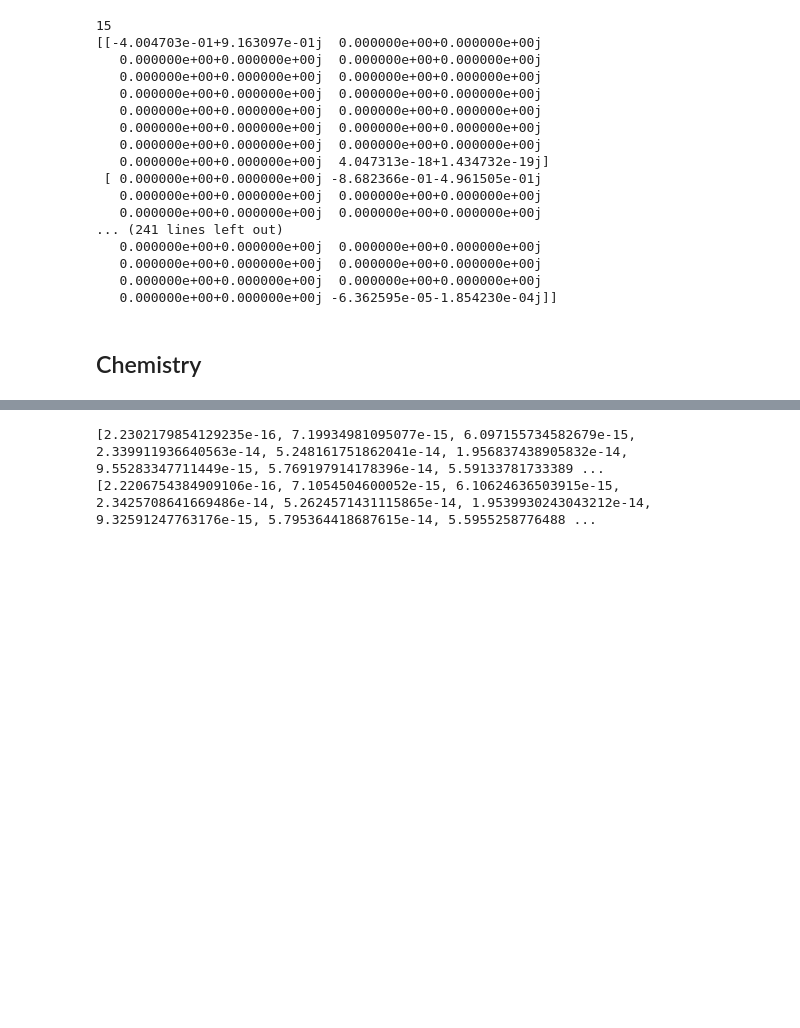
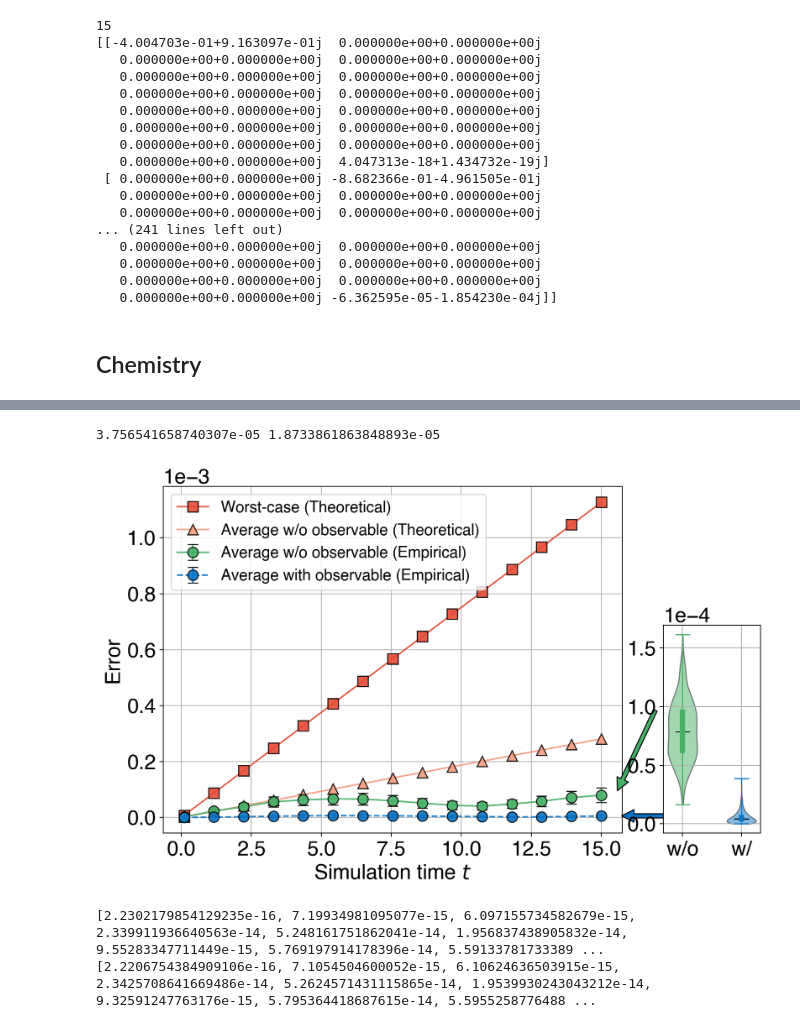
Before and after one commit to Jue-Xu/cookbook-quantum-simulation, a Jupyter notebook: random_input.ipynb, the cells around one changed output, grey strips where cells are left out. Saved outputs shown, nothing was run; the diff lists cells and outputs as text; code cells hidden in the pictures; blank space fills up the shorter version.

Commit message:
update violin

```diff
--- a/random_input.ipynb
+++ b/random_input.ipynb
@@ -558,3 +602,8 @@ def tensor_random_unitaries(n):
         global_random_U = np.kron(global_random_U, rand_U_list[i])
     return global_random_U
 # tensor_random_unitaries(4) @ init_st
+# %%
+n = 6
+k= 3
+[(random.choices(['I','X','Y','Z'], k=k), random.sample(list(range(0, n)), k), 1)]
+# "".join(random.choices(['I','X','Y','Z'], k=n))
@@ -685,3 +718,70 @@ energy:  (0.4805676358542349+6.778988503510629e-18j) (0.4805676358542805-1.41434
+# %%
+worst_st_err_bnd = tight_bound(h_list, 2, 1, 10, type='spectral')
+averg_st_err_bnd = tight_bound(h_list, 2, 1, 10, type='fro')
+print(worst_st_err_bnd, averg_st_err_bnd)
+# %% [output]
+3.756541658740307e-05 1.8733861863848893e-05
+# %%
+fig, ax = plt.subplots(1, 1, figsize=(9, 6), layout='tight')
+s = 1
+# ax.plot(chem_data['t'][::s], chem_data['worst_err'][::s], 's-', label='Worst-case (state, empirical)')
+ax.plot(chem_data['t'][::s], [worst_st_err_bnd*t*2 for t in chem_data['t'][::s]], 's-', label='Worst-case (Theoretical)')
+# ax.plot(chem_data['t'], chem_data['typic_err'], 'o-', label='Specific-case (state, l2 norm)')
+# ax.plot(chem_data['t'], chem_data['typic_err_trace'], 'o-', label='Specific-case (state, trace norm)')
+# ax.plot(chem_data['t'], chem_data['typic_ob_err'], 'o--', label='Specific-case (observable)')
+
+# ax.plot(chem_data['t'], chem_data['averg_err'], '^-', label='Average-case (state)')
+# ax.plot(chem_data['t'], chem_data['averg_ob_err'], '^--', label='Average-case (observable)')
+ax.errorbar(chem_data['t'][::s], chem_data['averg_err'][::s], chem_data['averg_err_std'][::s], fmt='o-', label='Average w/o observable (Empirical)', capsize=5)
+# ax.plot(chem_data['t'][::s], np.array(chem_data['worst_ob_err'][::s]), 's--', label='Worst-case (observable)')
+
+ax.errorbar(chem_data['t'][::s], chem_data['averg_ob_err'][::s], chem_data['averg_ob_err_std'][::s], fmt='o--', label='Average with observable (Empirical)', capsize=5)
+ax.plot(chem_data['t'][::s], [averg_st_err_bnd*t for t in chem_data['t'][::s]], '^-', label='Average w/o observable (Theoretical)')
+# ax.set_title(rf'H{n_hydrogen} chain, init d={d}, H=H{n_hydrogen}(2d), ob=H2(d), dt={0.1}')
+# ax.set_title(rf'H{n_hydrogen} chain, init d={d}, H=H2(2d), ob=H2(d), r={r}')
+ax.set_xlabel(rf'Simulation time $t$')
+ax.set_ylabel(rf'Error')
+ax.grid()
+# ax.loglog()
+ax.legend()
+from mpl_toolkits.axes_grid1.inset_locator import inset_axes
+axins = inset_axes(ax, width=1.3, height="100%", bbox_to_anchor=(1.09, .0, .5, 0.6), bbox_transform=ax.transAxes, loc=2, borderpad=0)
+ax.ticklabel_format(style='sci', axis='y', scilimits=(0,0))
+axins.ticklabel_format(style='sci', axis='y', scilimits=(0,0))
+violin_data = [averg_st_err, averg_ob_err]
+# violin_data = [[chem_data['worst_err'][-1]], averg_st_err, averg_ob_err]
+# axins.boxplot(violin_data)
+vplots = axins.violinplot(violin_data, showmeans=False, showmedians=True)
+axins.set_xticks([1,2], labels=['w/o', 'w/'])
+# axins.set_xticks([1,2,3], labels=['Worst', 'state', 'ob'])
+colors = ["#47B167", "#0A75C7"]
+# colors = ["#E64B35FF", "#47B167", "#0A75C7"]
+# colors = ["#0A75C7", "#F39B7FFF"]
+# Set the color of the violin patches
+for pc, color in zip(vplots['bodies'], colors):
+    pc.set_facecolor(color)
+    pc.set_edgecolor('k')
+    pc.set_alpha(0.5)
+for partname in ('cbars', 'cmins','cmaxes','cmedians'):
+    vp = vplots[partname]
+    vp.set_edgecolor(colors)
+    vp.set_linewidth(1.0)
+vplots['cmedians'].set_edgecolor('k')
+quartile1, medians, quartile3 = np.percentile(violin_data, [25, 50, 75], axis=1)
+# quartile1, medians, quartile3 = np.percentile([averg_st_err, averg_ob_err], [25, 50, 75], axis=1)
+axins.vlines([1, 2], quartile1, quartile3, color=colors, linestyle='-', lw=5)
+# axins.set_ylim([0-0.05*chem_data['worst_err'][-1], 1.05*chem_data['worst_err'][-1]])
+axins.grid()
+# axins.vlines([2, 3], quartile1, quartile3, color=colors[1:], linestyle='-', lw=5)
+ax.annotate('', (chem_data['t'][-1]+.5, chem_data['averg_err'][-1]), (chem_data['t'][-1]+2, chem_data['averg_err'][-1]*4), arrowprops=dict(facecolor=colors[0], shrink=0.05))
+ax.annotate('', (chem_data['t'][-1]+.5, chem_data['averg_ob_err'][-1]), (chem_data['t'][-1]+5, chem_data['averg_ob_err'][-1]), arrowprops=dict(facecolor=colors[1], shrink=0.05))
+# for pc, color in zip(vplots['cmedians'], colors):
+#     pc.set_colors(color)
+# ax.indicate_inset_zoom(axins, edgecolor="black")
+# axins.set_xticklabels(['state', 'ob'])
+fig.savefig(f'{figs_dir}/{prefix}_d={d}_r={r}_n={n}_sample={n_sample}_violin.pdf', dpi=150, bbox_inches='tight')
+# %% [output]
+[figure, added]
 # %%
 chem_data['worst_err']
 print(chem_data['typic_err'])
```
Also changed, not shown: parts of 5 cells of this notebook, 49 other files.
